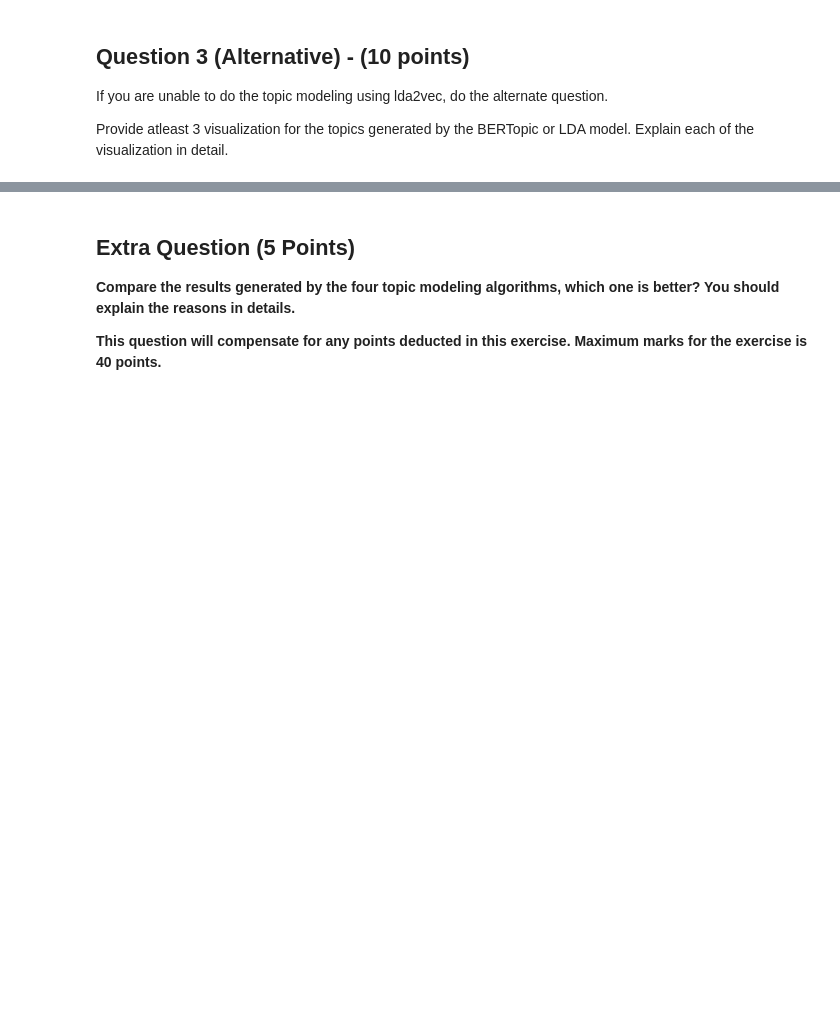
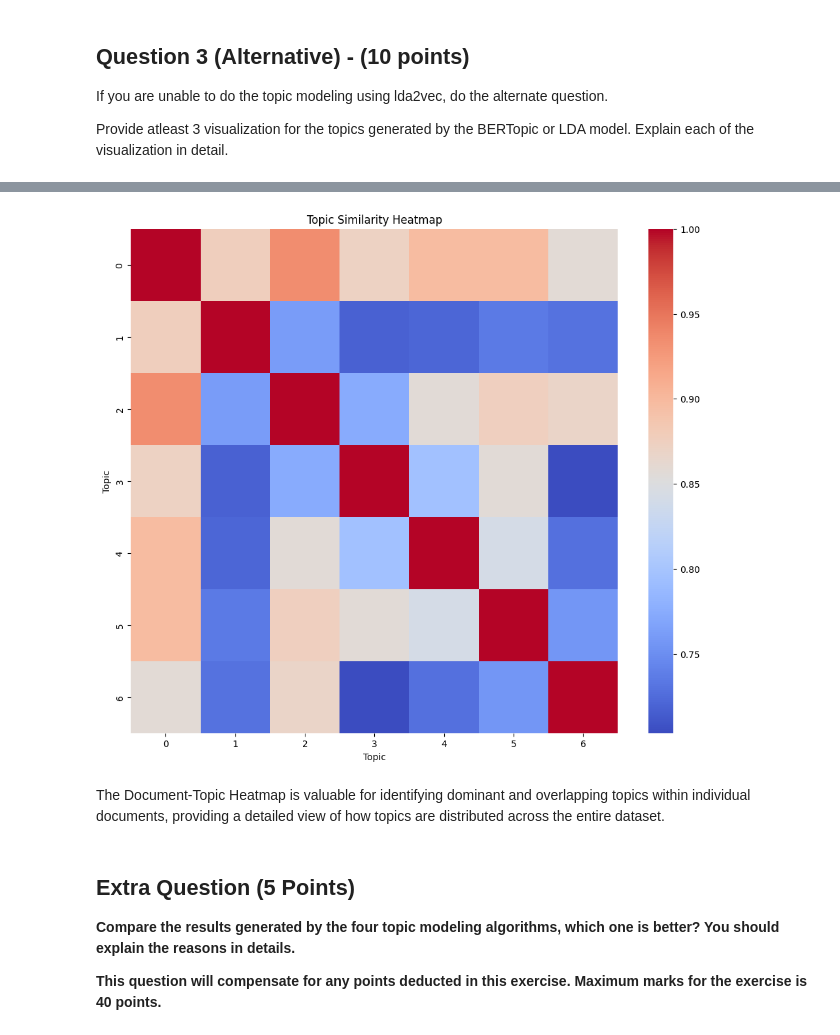
Before and after one commit to Vinuthna06reddy/VinuthnaReddy_INFO5731_FALL2024, a Jupyter notebook: INFO5731_Exercise_4_Updated.ipynb, the cells around one changed output, grey strips where cells are left out. Cells and saved outputs as stored; diff of their text form; code cells hidden in the pictures; blank space fills up the shorter version.

```diff
--- a/INFO5731_Exercise_4_Updated.ipynb
+++ b/INFO5731_Exercise_4_Updated.ipynb
@@ -424,0 +477,32 @@ Provide atleast 3 visualization for the topics generated by the BERTopic or LDA
+# %%
+import numpy as np
+import seaborn as sns
+import matplotlib.pyplot as plt
+from bertopic import BERTopic
+from sklearn.metrics.pairwise import cosine_similarity
+from sklearn.feature_extraction.text import CountVectorizer
+from nltk.corpus import stopwords
+import nltk
+
+nltk.download("stopwords")
+
+data = pd.read_csv('/content/dune_2_reviews.csv')
+documents = data['Review Content'].astype(str).tolist()
+
+stop_words = stopwords.words('english')
+vectorizer_model = CountVectorizer(stop_words=stop_words)
+topic_model = BERTopic(vectorizer_model=vectorizer_model)
+
+topics, probabilities = topic_model.fit_transform(documents)
+
+topic_embeddings = topic_model.topic_embeddings_
+
+similarity_matrix = cosine_similarity(topic_embeddings)
+
+plt.figure(figsize=(12, 10))
+sns.heatmap(similarity_matrix, cmap="coolwarm", annot=False)
+plt.title("Topic Similarity Heatmap")
+plt.xlabel("Topic")
+plt.ylabel("Topic")
+plt.show()
+# %% [output]
@@ -425,3 +511,6 @@ Provide atleast 3 visualization for the topics generated by the BERTopic or LDA
+[figure, added]
+# %% [markdown]
+The Document-Topic Heatmap is valuable for identifying dominant and overlapping topics within individual documents, providing a detailed view of how topics are distributed across the entire dataset.
 # %% [markdown]
 ## Extra Question (5 Points)
 
```
Also changed, not shown: parts of 19 cells of this notebook.
